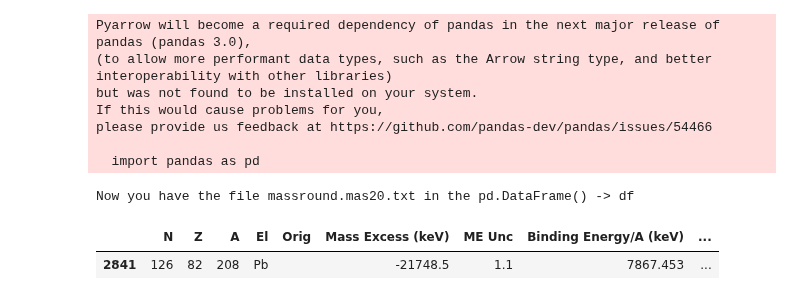
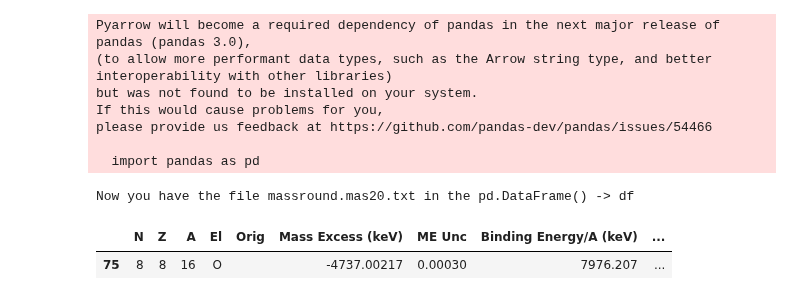
Before and after one commit to sewerininc/poetry_envs, a Jupyter notebook: kernefysik/mass_df.ipynb, the cells around one changed output. Drawn from its saved outputs; the diff is of its cells as text; code cells hidden in the pictures.

```diff
--- a/kernefysik/mass_df.ipynb
+++ b/kernefysik/mass_df.ipynb
@@ -73,8 +73,8 @@ for i in range(len(Lines[34:])):
 print("Now you have the file massround.mas20.txt in the pd.DataFrame() -> df")
 # %% [output]
 Now you have the file massround.mas20.txt in the pd.DataFrame() -> df
-# %%
-df.loc[(df["Z"] == 82) & (df["A"] == 208)]
-# %% [output]
-|  | N | Z | A | El | Orig | Mass Excess (keV) | ME Unc | Binding Energy/A (keV) | ... |
-| 2841 | 126 | 82 | 208 | Pb |  | -21748.5 | 1.1 | 7867.453 | ... |
+# %%
+df.loc[(df["Z"] == 8) & (df["A"] == 16)]
+# %% [output]
+|  | N | Z | A | El | Orig | Mass Excess (keV) | ME Unc | Binding Energy/A (keV) | ... |
+| 75 | 8 | 8 | 16 | O |  | -4737.00217 | 0.00030 | 7976.207 | ... |
```
Also changed, not shown: 4 other files.
